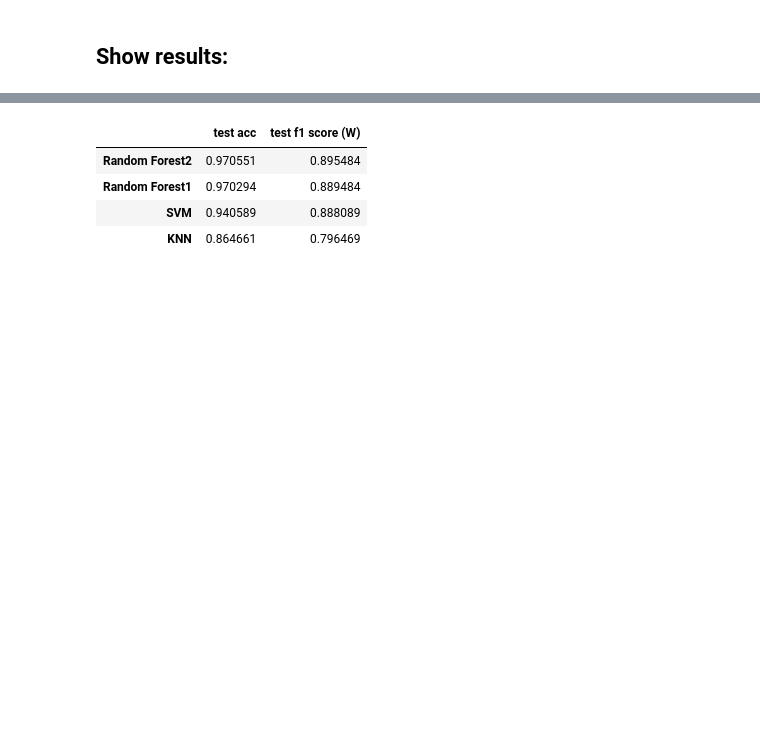
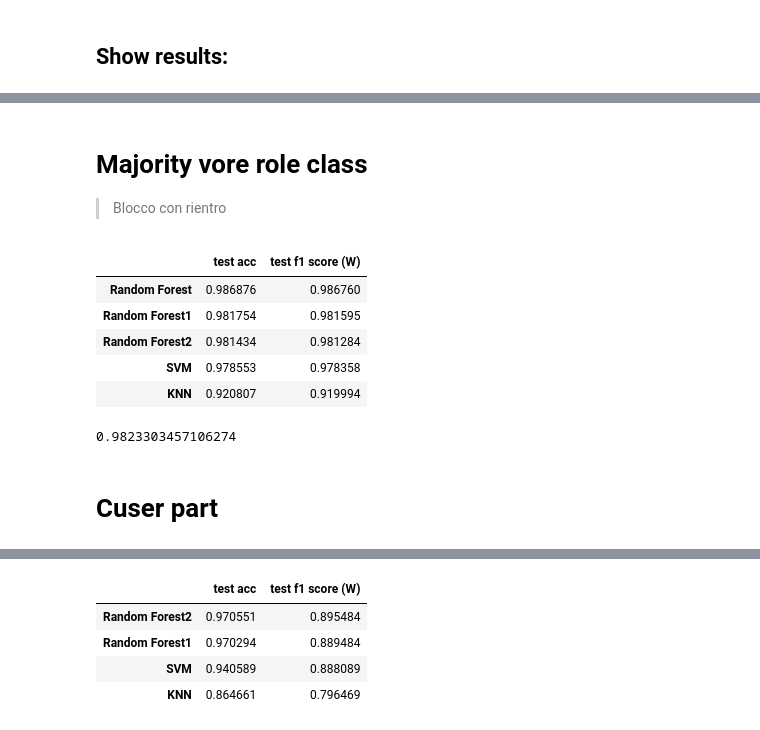
Before and after one commit to cuberhaus/MD2, a Jupyter notebook: src/test_base.ipynb, the cells around one changed output, grey strips where cells are left out. Drawn from its saved outputs; the diff is of its cells as text; code cells hidden in the pictures; blank space fills up the shorter version.

```diff
--- a/src/test_base.ipynb
+++ b/src/test_base.ipynb
@@ -118,0 +150,9 @@ results_df.sort_values(by=['test acc'], ascending=False)
+# %% [markdown]
+# Majority vore role class
+
+
+
+> Blocco con rientro
+# %%
+results_df_class_mvr = pd.DataFrame()
+X_train, X_test, y_train, y_test = get_class_test_traingi_set(0.20)
@@ -119,3 +168,19 @@ results_df.sort_values(by=['test acc'], ascending=False)
+# %%
+results_df_class_mvr.sort_values(by=['test acc'], ascending=False)
+# %% [output]
+|  | test acc | test f1 score (W) |
+| Random Forest | 0.986876 | 0.986760 |
+| Random Forest1 | 0.981754 | 0.981595 |
+| Random Forest2 | 0.981434 | 0.981284 |
+| SVM | 0.978553 | 0.978358 |
+| KNN | 0.920807 | 0.919994 |
+# %%
+
+majority_vote_role([rf, svm, knn], X_test, y_test)
+# %% [output]
+0.9823303457106274
+# %% [markdown]
+# Cuser part
 # %%
 
 results_df_user = pd.DataFrame()
```
Also changed, not shown: parts of 16 cells of this notebook.
